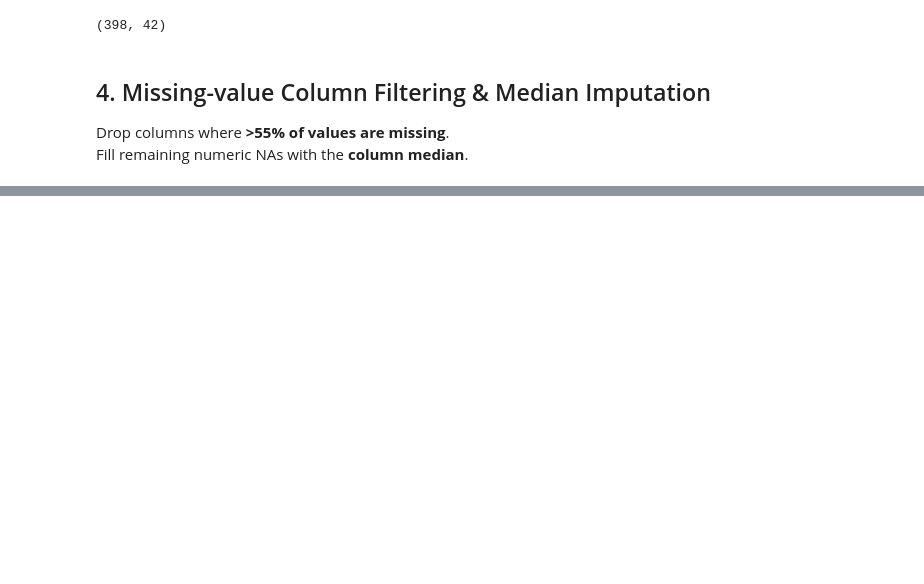
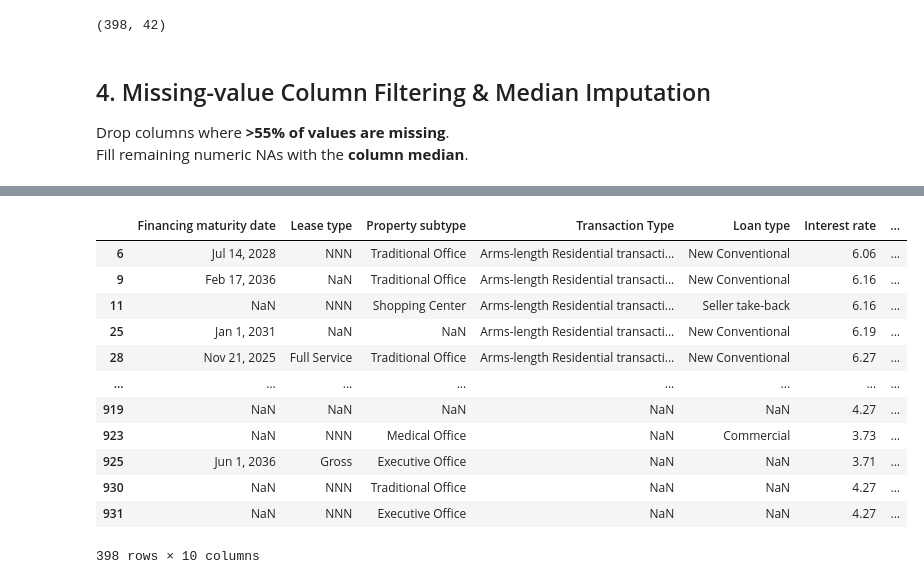
Before and after one commit to pfmprojects208/Dallas-ERV-Prediction, a Jupyter notebook: Preprocessing_Dallas.ipynb, the cells around one changed output, grey strips where cells are left out. Cells and saved outputs as stored; diff of their text form; code cells hidden in the pictures; blank space fills up the shorter version.

```diff
--- a/Preprocessing_Dallas.ipynb
+++ b/Preprocessing_Dallas.ipynb
@@ -310,0 +357,29 @@ pd.DataFrame({"missing_count": missing_vals, "missing_pct": missing_pct.round(1)
+# %%
+columns = [
+    'Financing maturity date',
+    'Lease type',
+    'Property subtype',
+    'Transaction Type',
+    'Loan type',
+    'Interest rate',
+    'Title company',
+    'Loan amount',
+    'Tenancy',
+    'Total monthly rate'
+]
+
+office[columns]
+# %% [output]
+|  | Financing maturity date | Lease type | Property subtype | Transaction Type | Loan type | Interest rate | ... |
+| 6 | Jul 14, 2028 | NNN | Traditional Office | Arms-length Residential transacti... | New Conventional | 6.06 | ... |
+| 9 | Feb 17, 2036 | NaN | Traditional Office | Arms-length Residential transacti... | New Conventional | 6.16 | ... |
+| 11 | NaN | NNN | Shopping Center | Arms-length Residential transacti... | Seller take-back | 6.16 | ... |
+| 25 | Jan 1, 2031 | NaN | NaN | Arms-length Residential transacti... | New Conventional | 6.19 | ... |
+| 28 | Nov 21, 2025 | Full Service | Traditional Office | Arms-length Residential transacti... | New Conventional | 6.27 | ... |
+| ... | ... | ... | ... | ... | ... | ... | ... |
+| 919 | NaN | NaN | NaN | NaN | NaN | 4.27 | ... |
+| 923 | NaN | NNN | Medical Office | NaN | Commercial | 3.73 | ... |
+| 925 | Jun 1, 2036 | Gross | Executive Office | NaN | NaN | 3.71 | ... |
+| 930 | NaN | NNN | Traditional Office | NaN | NaN | 4.27 | ... |
+| 931 | NaN | NNN | Executive Office | NaN | NaN | 4.27 | ... |
+398 rows × 10 columns
```
Also changed, not shown: parts of 6 cells of this notebook.
